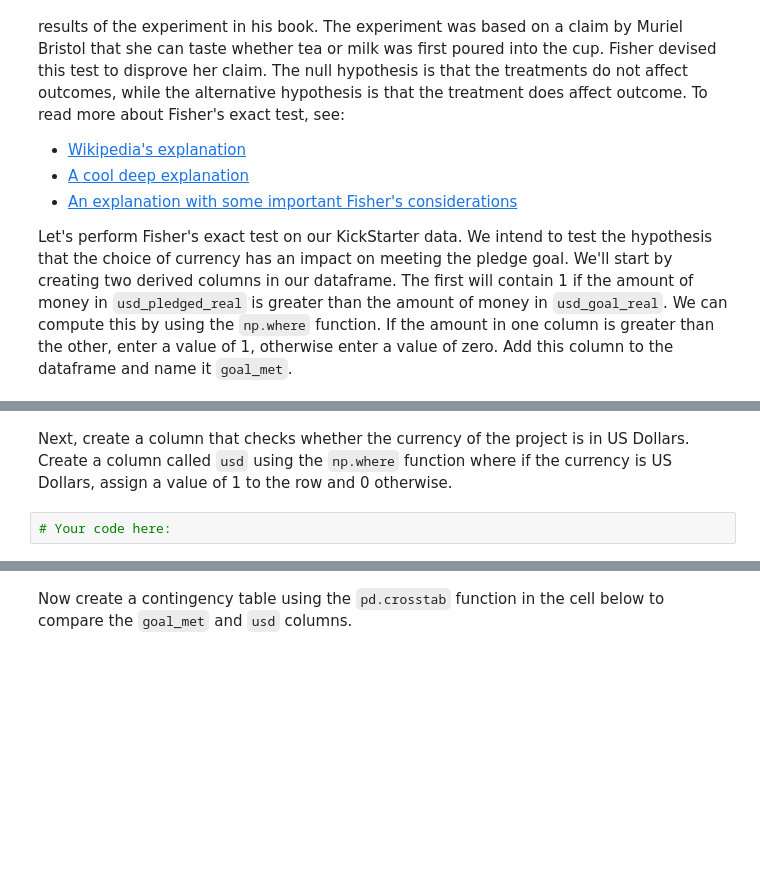
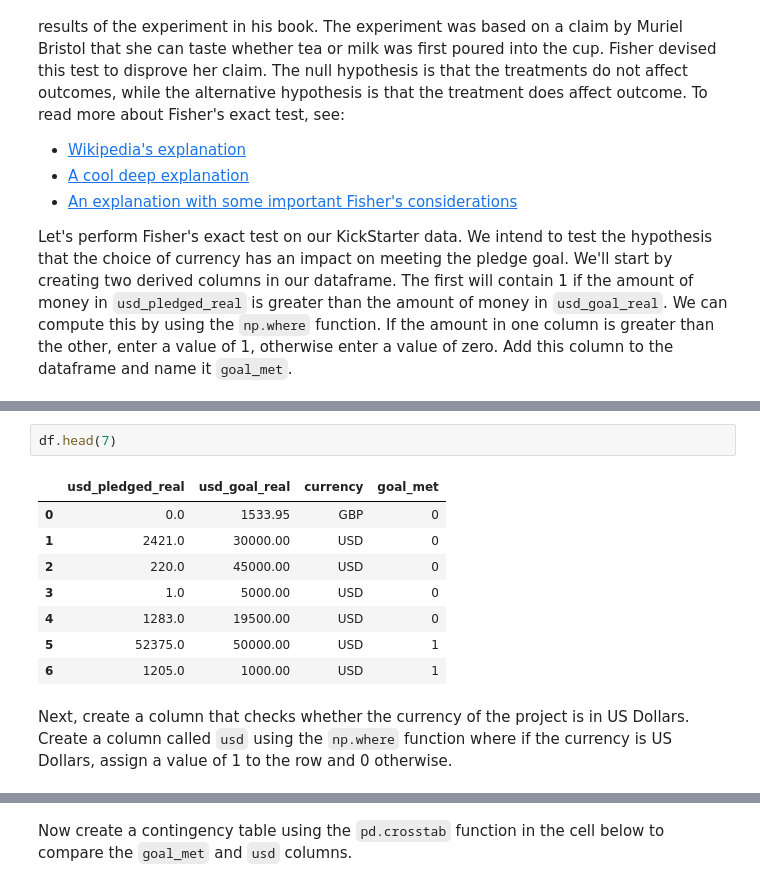
Before and after one commit to ta-data-pt-rmt/lab-intro-scipy, a Jupyter notebook: your-code/main.ipynb, the cells around one changed output, grey strips where cells are left out. Drawn from its saved outputs; the diff is of its cells as text; blank space fills up the shorter version.

```diff
--- a/your-code/main.ipynb
+++ b/your-code/main.ipynb
@@ -40,4 +86,13 @@ Let's perform Fisher's exact test on our KickStarter data. We intend to test the
+# %%
+df.head(7)
+# %% [output]
+|  | usd_pledged_real | usd_goal_real | currency | goal_met |
+| 0 | 0.0 | 1533.95 | GBP | 0 |
+| 1 | 2421.0 | 30000.00 | USD | 0 |
+| 2 | 220.0 | 45000.00 | USD | 0 |
+| 3 | 1.0 | 5000.00 | USD | 0 |
+| 4 | 1283.0 | 19500.00 | USD | 0 |
+| 5 | 52375.0 | 50000.00 | USD | 1 |
+| 6 | 1205.0 | 1000.00 | USD | 1 |
 # %% [markdown]
 Next, create a column that checks whether the currency of the project is in US Dollars. Create a column called `usd` using the `np.where` function where if the currency is US Dollars, assign a value of 1 to the row and 0 otherwise.
-# %%
-# Your code here:
```
Also changed, not shown: parts of 27 cells of this notebook, 1 other file.
